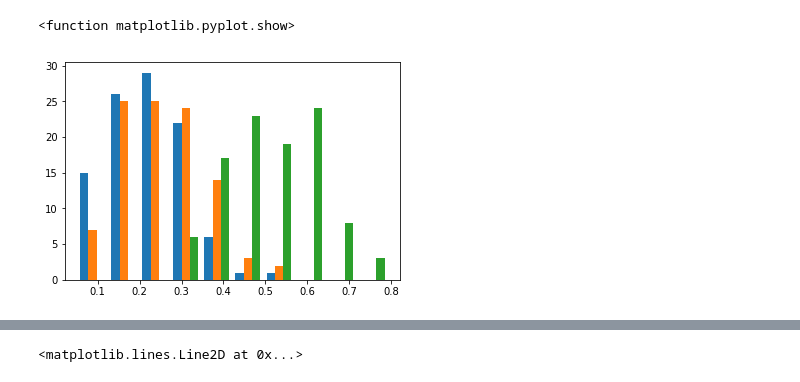
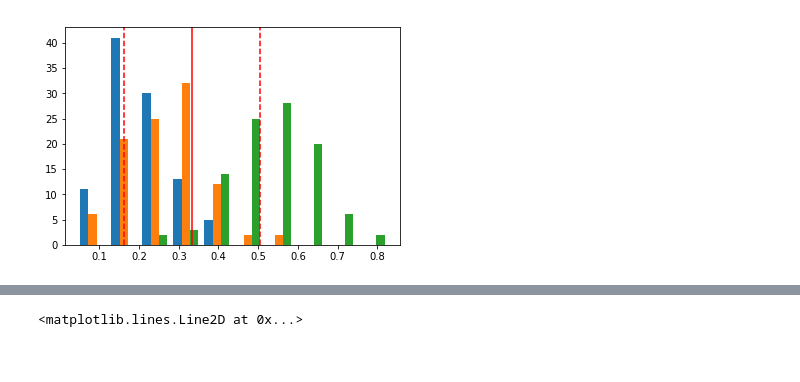
Before and after one commit to Schmidt8181/Unit-3-Lesson-3.4-V2, a Jupyter notebook: Unit 3 Lesson 3.4.ipynb, the cells around one changed output, grey strips where cells are left out. Saved outputs shown, nothing was run; the diff lists cells and outputs as text; code cells hidden in the pictures.

```diff
--- a/Unit 3 Lesson 3.4.ipynb
+++ b/Unit 3 Lesson 3.4.ipynb
@@ -33,9 +51,13 @@ plt.show()
 # %%
-rawdata = pd.DataFrame(np.random.dirichlet((4, 5, 10), 100))
-plt.hist(rawdata)
-plt.show
+dirichlet = np.random.dirichlet((4, 5, 10), 100)
+plt.hist(dirichlet)
+mean = np.mean(dirichlet)
+st_dev = np.std(dirichlet)
+plt.axvline(x=mean, color='red')
+plt.axvline(x=(mean + st_dev), color='red', linestyle='--')
+plt.axvline(x=(mean - st_dev), color='red', linestyle='--')
+plt.show()
 # I played around with the 3 input numbers on this and got wildly different graphs
-# am rather confused as to what is happening.
+# and am rather confused as to what is happening.
 # %% [output]
-<function matplotlib.pyplot.show>
-[figure, old version]
+[figure, new version]
```
Also changed, not shown: parts of 10 cells of this notebook.
